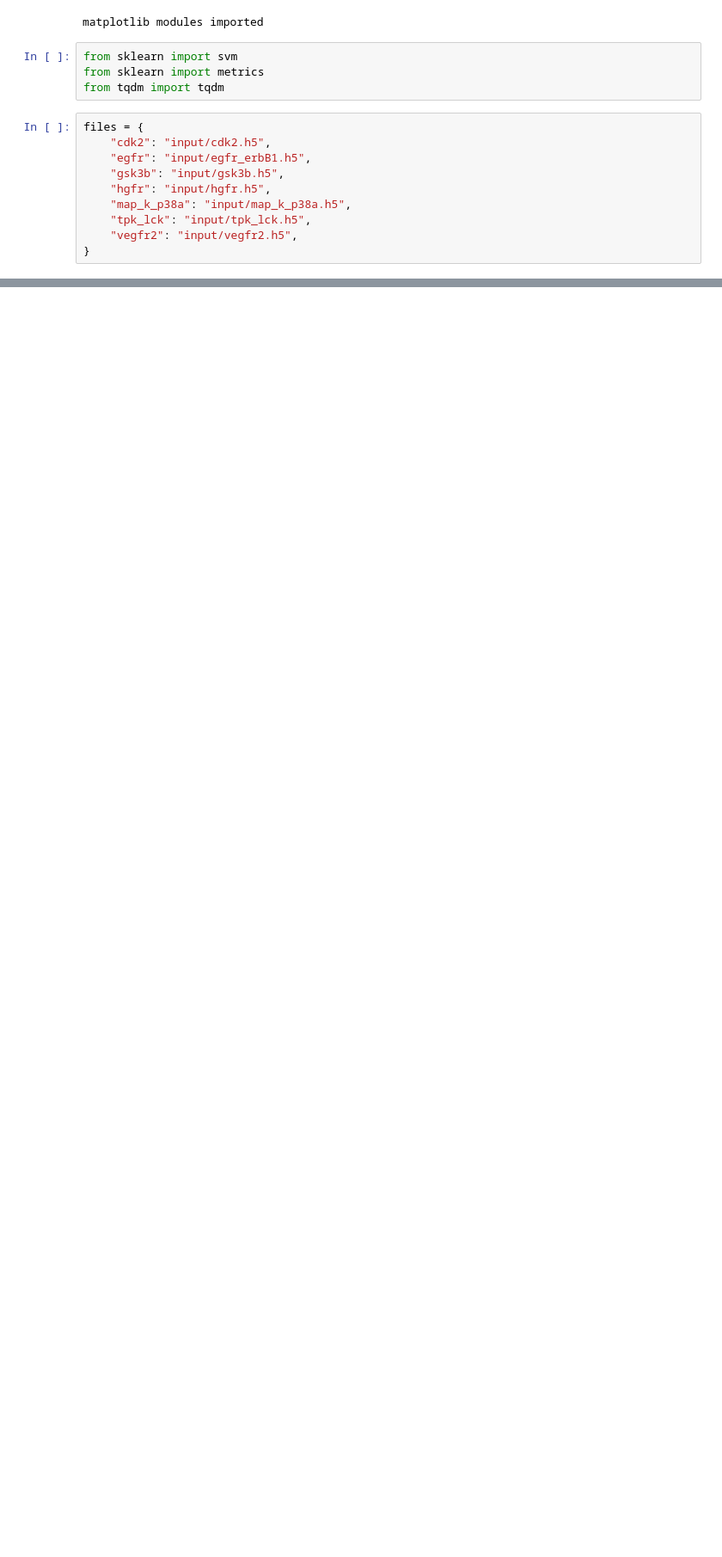
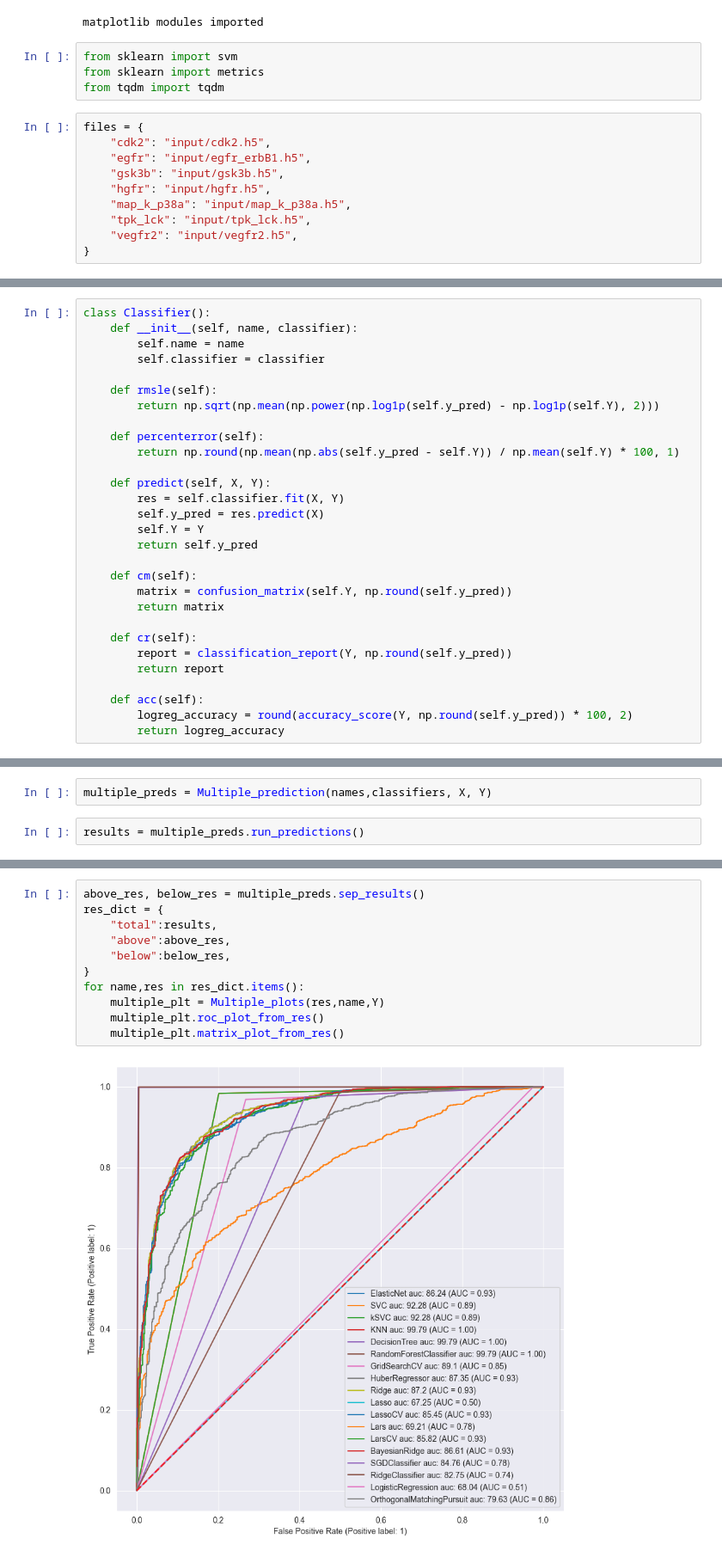
Before and after one commit to Nosyfire/Data_mining_and_machine_learning, a Jupyter notebook: Project/classifier.ipynb, the cells around one changed output, grey strips where cells are left out. Shown at 86% size. Saved outputs shown, nothing was run; the diff lists cells and outputs as text; blank space fills up the shorter version.

Commit message:
multiple plot todo

```diff
--- a/Project/classifier.ipynb
+++ b/Project/classifier.ipynb
@@ -702,0 +264,29 @@ Accuracy 87.41 %
+# %%
+class Classifier():
+    def __init__(self, name, classifier):
+        self.name = name
+        self.classifier = classifier
+
+    def rmsle(self):
+        return np.sqrt(np.mean(np.power(np.log1p(self.y_pred) - np.log1p(self.Y), 2)))
+
+    def percenterror(self):
+        return np.round(np.mean(np.abs(self.y_pred - self.Y)) / np.mean(self.Y) * 100, 1)
+
+    def predict(self, X, Y):
+        res = self.classifier.fit(X, Y)
+        self.y_pred = res.predict(X)
+        self.Y = Y
+        return self.y_pred
+
+    def cm(self):
+        matrix = confusion_matrix(self.Y, np.round(self.y_pred))
+        return matrix
+
+    def cr(self):
+        report = classification_report(Y, np.round(self.y_pred))
+        return report
+
+    def acc(self):
+        logreg_accuracy = round(accuracy_score(Y, np.round(self.y_pred)) * 100, 2)
+        return logreg_accuracy
@@ -702,0 +386,4 @@ Accuracy 87.41 %
+# %%
+multiple_preds = Multiple_prediction(names,classifiers, X, Y)
+# %%
+results = multiple_preds.run_predictions()
@@ -702,0 +410,13 @@ Accuracy 87.41 %
+# %%
+above_res, below_res = multiple_preds.sep_results()
+res_dict = {
+    "total":results,
+    "above":above_res,
+    "below":below_res,
+}
+for name,res in res_dict.items():
+    multiple_plt = Multiple_plots(res,name,Y)
+    multiple_plt.roc_plot_from_res()
+    multiple_plt.matrix_plot_from_res()
+# %% [output]
+[figure, added]
```
Also changed, not shown: parts of 67 cells of this notebook.
